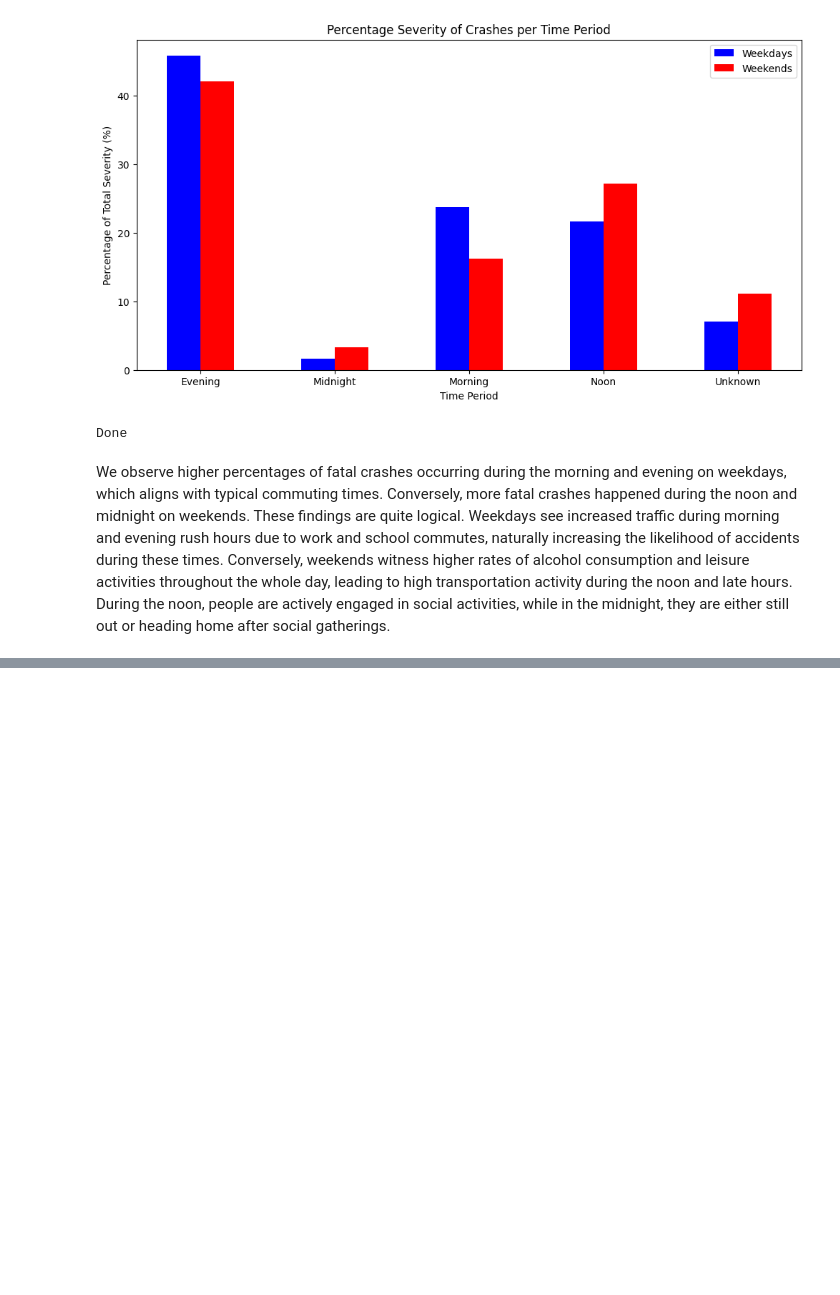
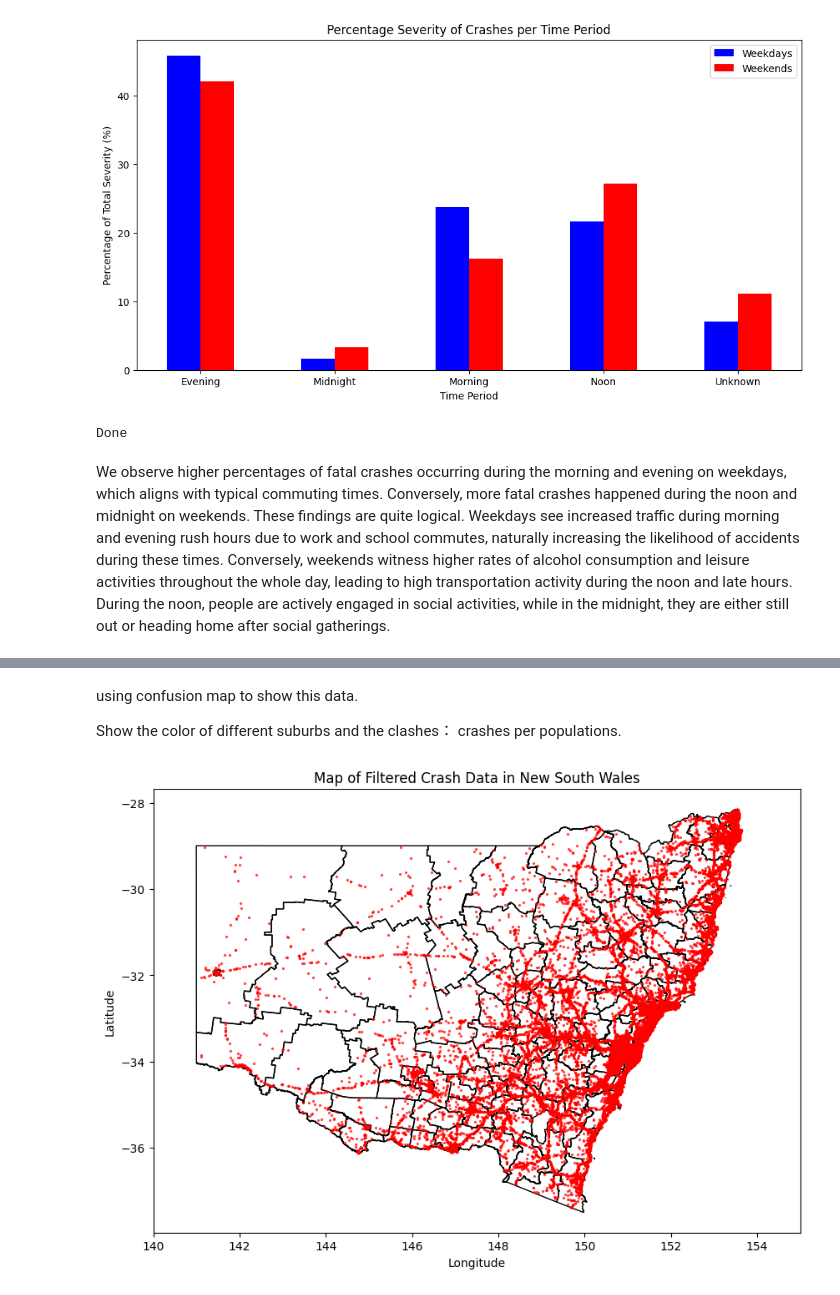
Before and after one commit to Yuyun-Zhou/open-data-project, a Jupyter notebook: crash.ipynb, the cells around one changed output, grey strips where cells are left out. Cells and saved outputs as stored; diff of their text form; code cells hidden in the pictures; blank space fills up the shorter version.

```diff
--- a/crash.ipynb
+++ b/crash.ipynb
@@ -119,0 +213,46 @@ We observe higher percentages of fatal crashes occurring during the morning and
+# %% [markdown]
+using confusion map to show this data.
+
+Show the color of different suburbs and the clashes： crashes per populations.
+# %%
+import geopandas as gpd
+import geodatasets
+import matplotlib.pyplot as plt
+import pandas as pd
+
+
+# Define valid ranges for New South Wales (longitude and latitude)
+nsw_longitude_range = (140, 154)  # Approximate range for NSW
+nsw_latitude_range = (-38, -28)   # Approximate range for NSW
+
+# Filter the data for crashes within the NSW range
+filtered_data = crash_data[
+    (crash_data['Longitude'] >= nsw_longitude_range[0]) &
+    (crash_data['Longitude'] <= nsw_longitude_range[1]) &
+    (crash_data['Latitude'] >= nsw_latitude_range[0]) &
+    (crash_data['Latitude'] <= nsw_latitude_range[1])
+]
+
+filtered_points = gpd.GeoDataFrame(filtered_data, geometry=gpd.points_from_xy(filtered_data['Longitude'], filtered_data['Latitude']))
+
+geojson_file = './australia.json'  # Adjust the filename if needed
+gdf = gpd.read_file(geojson_file)
+
+nsw_gdf = gdf[gdf['NAME_1'] == 'NewSouthWales']
+
+# Plot the NSW boundary
+fig, axs = plt.subplots(figsize=(10, 8))
+nsw_gdf.boundary.plot(ax=axs, color='black', linewidth=1)
+
+filtered_points.plot(ax=axs, marker='o', markersize=2, alpha=0.6, color='red', zorder=2)
+
+axs.set_xlim(left=nsw_longitude_range[0], right=155)
+
+axs.set_title('Map of Filtered Crash Data in New South Wales')
+axs.set_xlabel('Longitude')
+axs.set_ylabel('Latitude')
+
+# Show the plot
+plt.show()
+# %% [output]
+[figure, added]
```
Also changed, not shown: parts of 11 cells of this notebook, 2 other files.
